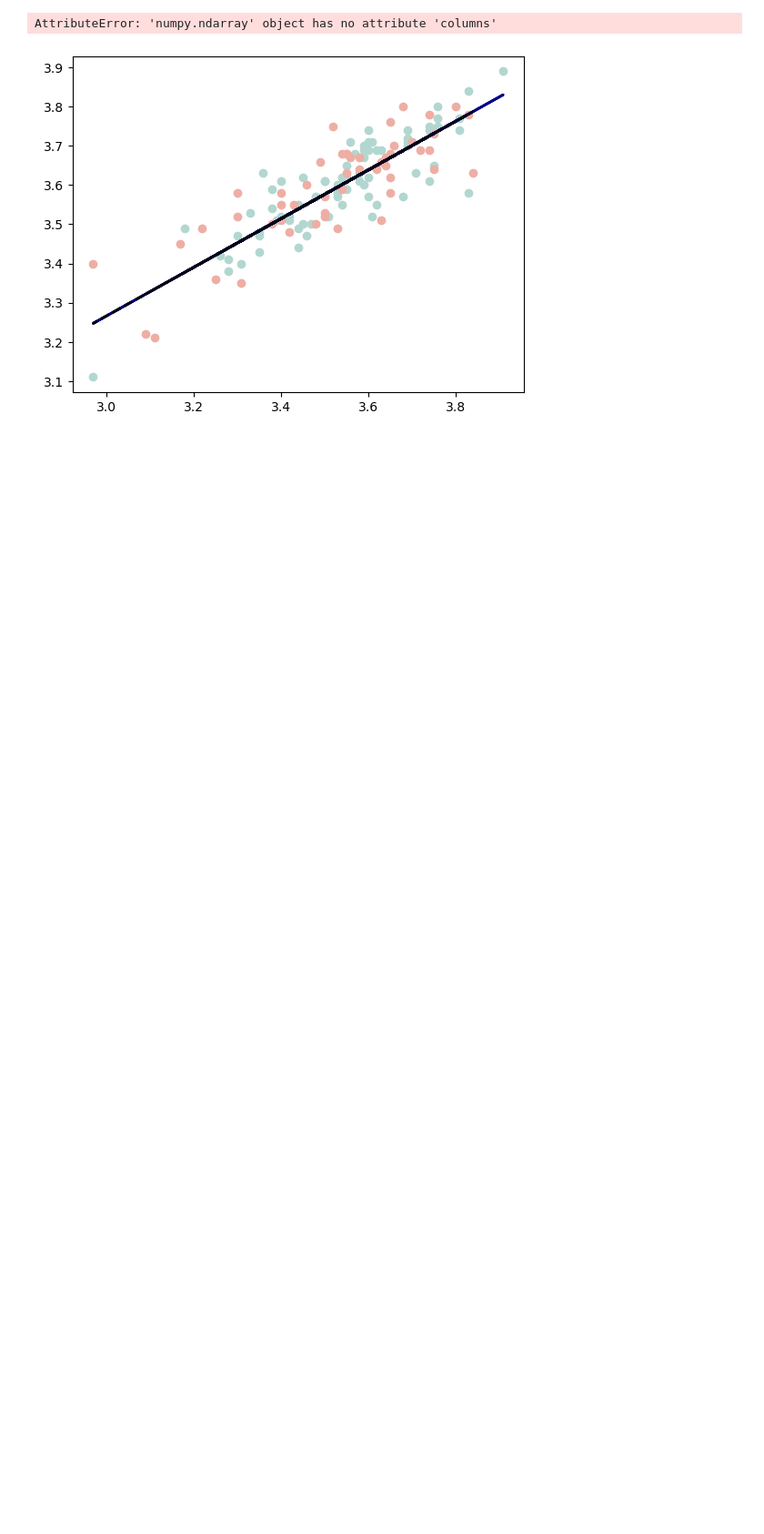
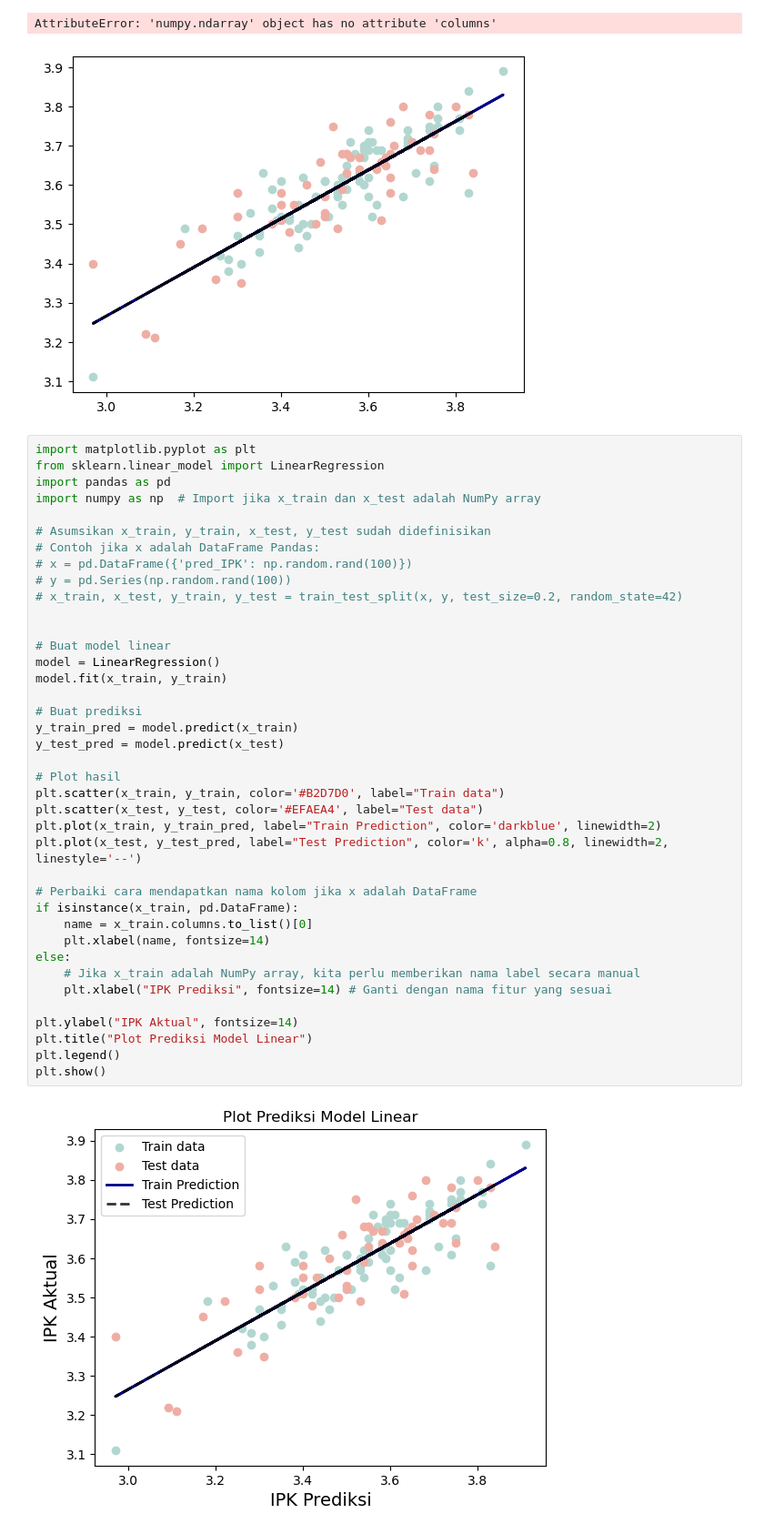
Before and after one commit to muchfi/freshhh, a Jupyter notebook: newlook 1 knn data skripsi.ipynb, the cells around one changed output. Shown at 91% size. Cells and saved outputs as stored; diff of their text form; blank space fills up the shorter version.

```diff
--- a/newlook 1 knn data skripsi.ipynb
+++ b/newlook 1 knn data skripsi.ipynb
@@ -749,3 +734,44 @@ plt.show()
 # %% [output]
 AttributeError: 'numpy.ndarray' object has no attribute 'columns'
 [figure]
+# %%
+import matplotlib.pyplot as plt
+from sklearn.linear_model import LinearRegression
+import pandas as pd
+import numpy as np  # Import jika x_train dan x_test adalah NumPy array
+
+# Asumsikan x_train, y_train, x_test, y_test sudah didefinisikan
+# Contoh jika x adalah DataFrame Pandas:
+# x = pd.DataFrame({'pred_IPK': np.random.rand(100)})
+# y = pd.Series(np.random.rand(100))
+# x_train, x_test, y_train, y_test = train_test_split(x, y, test_size=0.2, random_state=42)
+
+
+# Buat model linear
+model = LinearRegression()
+model.fit(x_train, y_train)
+
+# Buat prediksi
+y_train_pred = model.predict(x_train)
+y_test_pred = model.predict(x_test)
+
+# Plot hasil
+plt.scatter(x_train, y_train, color='#B2D7D0', label="Train data")
+plt.scatter(x_test, y_test, color='#EFAEA4', label="Test data")
+plt.plot(x_train, y_train_pred, label="Train Prediction", color='darkblue', linewidth=2)
+plt.plot(x_test, y_test_pred, label="Test Prediction", color='k', alpha=0.8, linewidth=2, linestyle='--')
+
+# Perbaiki cara mendapatkan nama kolom jika x adalah DataFrame
+if isinstance(x_train, pd.DataFrame):
+    name = x_train.columns.to_list()[0]
+    plt.xlabel(name, fontsize=14)
+else:
+    # Jika x_train adalah NumPy array, kita perlu memberikan nama label secara manual
+    plt.xlabel("IPK Prediksi", fontsize=14) # Ganti dengan nama fitur yang sesuai
+
+plt.ylabel("IPK Aktual", fontsize=14)
+plt.title("Plot Prediksi Model Linear")
+plt.legend()
+plt.show()
+# %% [output]
+[figure, added]
```
Also changed, not shown: parts of 37 cells of this notebook.
